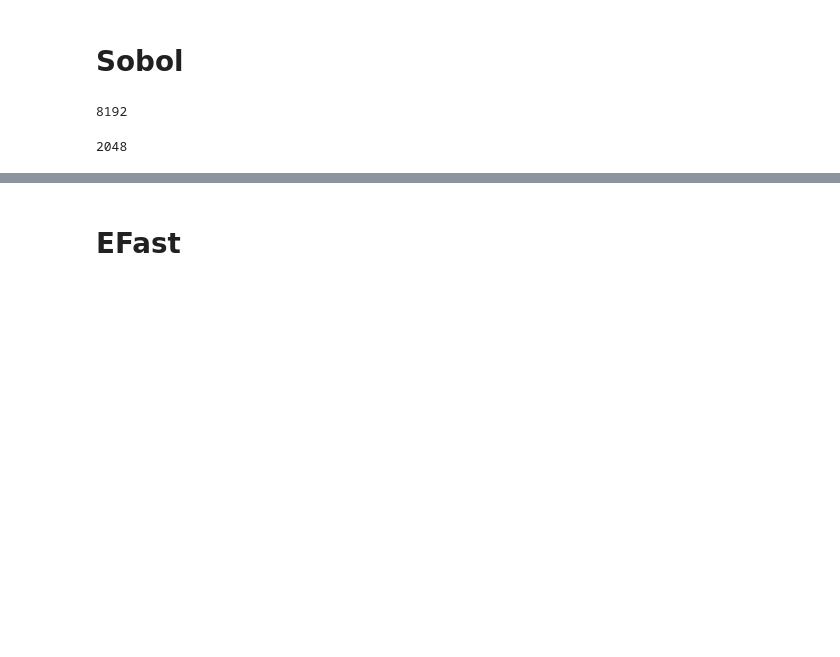
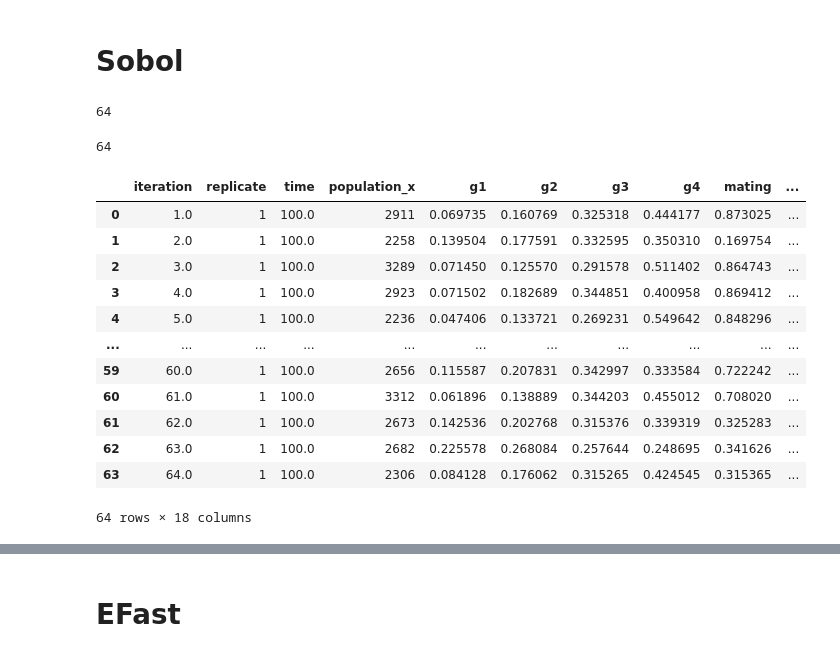
Before and after one commit to sdaza/obesity-dem-heritability, a Jupyter notebook: notebooks/parameter-sampling.ipynb, the cells around one changed output, grey strips where cells are left out. Cells and saved outputs as stored; diff of their text form; code cells hidden in the pictures; blank space fills up the shorter version.

```diff
--- a/notebooks/parameter-sampling.ipynb
+++ b/notebooks/parameter-sampling.ipynb
@@ -56,20 +56,43 @@ problem = {
 # %% [markdown]
 # Sobol
 # %%
-param_values = saltelli.sample(problem, 2**10)
-t = pd.DataFrame(param_values)
-t.columns = ["random-mating", "leakage", "fertility"]
-t.to_csv("../models/fertility-BMI/data/param-sobol.csv", index=False)
+sample_parameters = False
+if (sample_parameters):
+    param_values = saltelli.sample(problem, 2**3)
+    t = pd.DataFrame(param_values)
+    t.columns = ["random-mating", "leakage", "fertility"]
+    t.to_csv("../models/fertility-BMI/data/param-sobol.csv", index=False)
+else:
+    t = pd.read_csv("../models/fertility-BMI/data/param-sobol.csv")
 len(t)
 # %% [output]
-8192
+64
 # %%
-df = readOutput(False, "../models/fertility-BMI/output/", "../output/data/",
-    "results-sobol", "param-anylogic-sobol")
+df = readOutput(True, "../models/fertility-BMI/output/", "../output/data/",
+    "results-sobol")
+# select valid iterations
+df = df.loc[df["iteration"] <= len(t),:]
+# define outcome
 Y = df.g4.to_numpy()
 len(Y)
 # %% [output]
-2048
+64
+# %%
+df
+# %% [output]
+|  | iteration | replicate | time | population_x | g1 | g2 | g3 | g4 | mating | ... |
+| 0 | 1.0 | 1 | 100.0 | 2911 | 0.069735 | 0.160769 | 0.325318 | 0.444177 | 0.873025 | ... |
+| 1 | 2.0 | 1 | 100.0 | 2258 | 0.139504 | 0.177591 | 0.332595 | 0.350310 | 0.169754 | ... |
+| 2 | 3.0 | 1 | 100.0 | 3289 | 0.071450 | 0.125570 | 0.291578 | 0.511402 | 0.864743 | ... |
+| 3 | 4.0 | 1 | 100.0 | 2923 | 0.071502 | 0.182689 | 0.344851 | 0.400958 | 0.869412 | ... |
+| 4 | 5.0 | 1 | 100.0 | 2236 | 0.047406 | 0.133721 | 0.269231 | 0.549642 | 0.848296 | ... |
+| ... | ... | ... | ... | ... | ... | ... | ... | ... | ... | ... |
+| 59 | 60.0 | 1 | 100.0 | 2656 | 0.115587 | 0.207831 | 0.342997 | 0.333584 | 0.722242 | ... |
+| 60 | 61.0 | 1 | 100.0 | 3312 | 0.061896 | 0.138889 | 0.344203 | 0.455012 | 0.708020 | ... |
+| 61 | 62.0 | 1 | 100.0 | 2673 | 0.142536 | 0.202768 | 0.315376 | 0.339319 | 0.325283 | ... |
+| 62 | 63.0 | 1 | 100.0 | 2682 | 0.225578 | 0.268084 | 0.257644 | 0.248695 | 0.341626 | ... |
+| 63 | 64.0 | 1 | 100.0 | 2306 | 0.084128 | 0.176062 | 0.315265 | 0.424545 | 0.315365 | ... |
+64 rows × 18 columns
 # %%
 Si = sobol.analyze(problem, Y, print_to_console=True)
 # %% [output]
```
Also changed, not shown: parts of 10 cells of this notebook, 11 other files.
